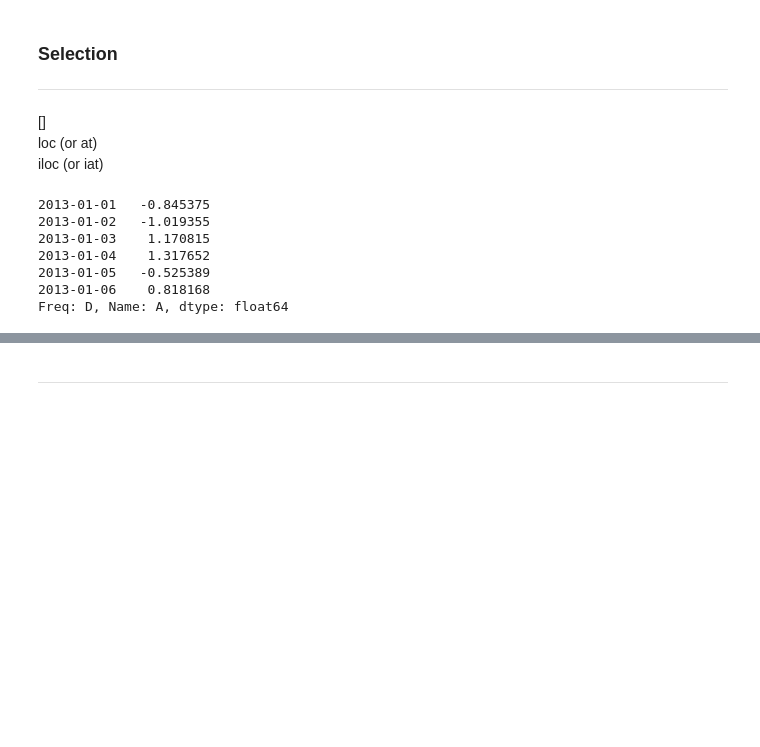
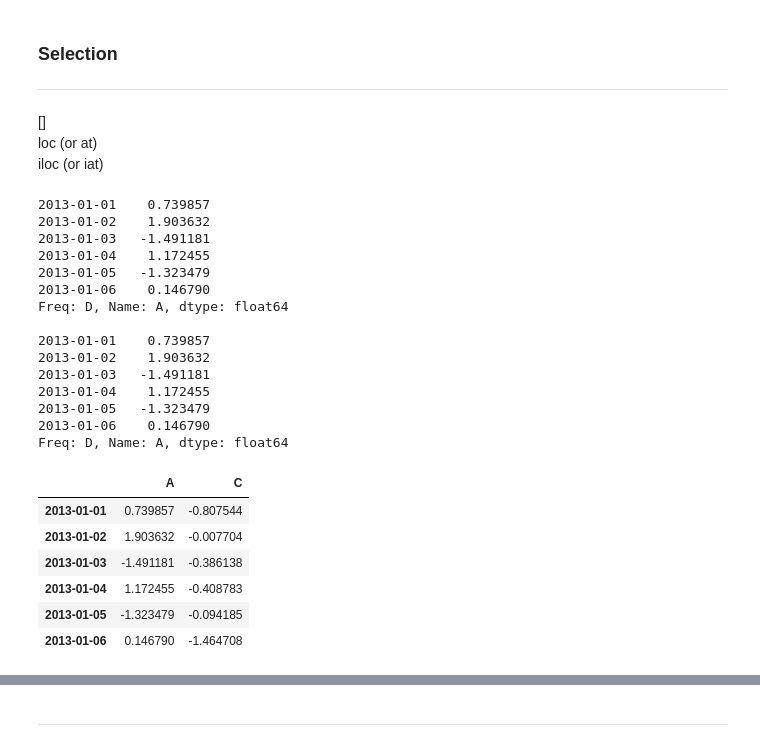
Before and after one commit to smjune/ipynb, a Jupyter notebook: pandas_guide.ipynb, the cells around one changed output, grey strips where cells are left out. Saved outputs shown, nothing was run; the diff lists cells and outputs as text; code cells hidden in the pictures; blank space fills up the shorter version.

```diff
--- a/pandas_guide.ipynb
+++ b/pandas_guide.ipynb
@@ -110,19 +129,33 @@ array([[-0.84537475, -0.93578579, -0.04452938,  1.74797387],
 loc (or at)
 iloc (or iat)
 # %%
-df['A']
-# df[:]['A']       #df.loc[:,'A']
-# df['2013-01-01':]['A']
+print(df['A'],'\n')
+print(df[:]['A'],'\n')             #df.loc[:,'A']
+# df['2013-01-01':]['A']  # chained indexing ?
 # df.A
-# df[['A','C']]    # dataFrame 리턴
-
+df[['A','C']]    # dataFrame 리턴
 
 ## column 을 선택하게 되며 series 로 리턴된다.
 # %% [output]
-2013-01-01   -0.845375
-2013-01-02   -1.019355
-2013-01-03    1.170815
-2013-01-04    1.317652
-2013-01-05   -0.525389
-2013-01-06    0.818168
+2013-01-01    0.739857
+2013-01-02    1.903632
+2013-01-03   -1.491181
+2013-01-04    1.172455
+2013-01-05   -1.323479
+2013-01-06    0.146790
 Freq: D, Name: A, dtype: float64
+
+2013-01-01    0.739857
+2013-01-02    1.903632
+2013-01-03   -1.491181
+2013-01-04    1.172455
+2013-01-05   -1.323479
+2013-01-06    0.146790
+Freq: D, Name: A, dtype: float64
+|  | A | C |
+| 2013-01-01 | 0.739857 | -0.807544 |
+| 2013-01-02 | 1.903632 | -0.007704 |
+| 2013-01-03 | -1.491181 | -0.386138 |
+| 2013-01-04 | 1.172455 | -0.408783 |
+| 2013-01-05 | -1.323479 | -0.094185 |
+| 2013-01-06 | 0.146790 | -1.464708 |
```
Also changed, not shown: parts of 14 cells of this notebook, 1 other file.
